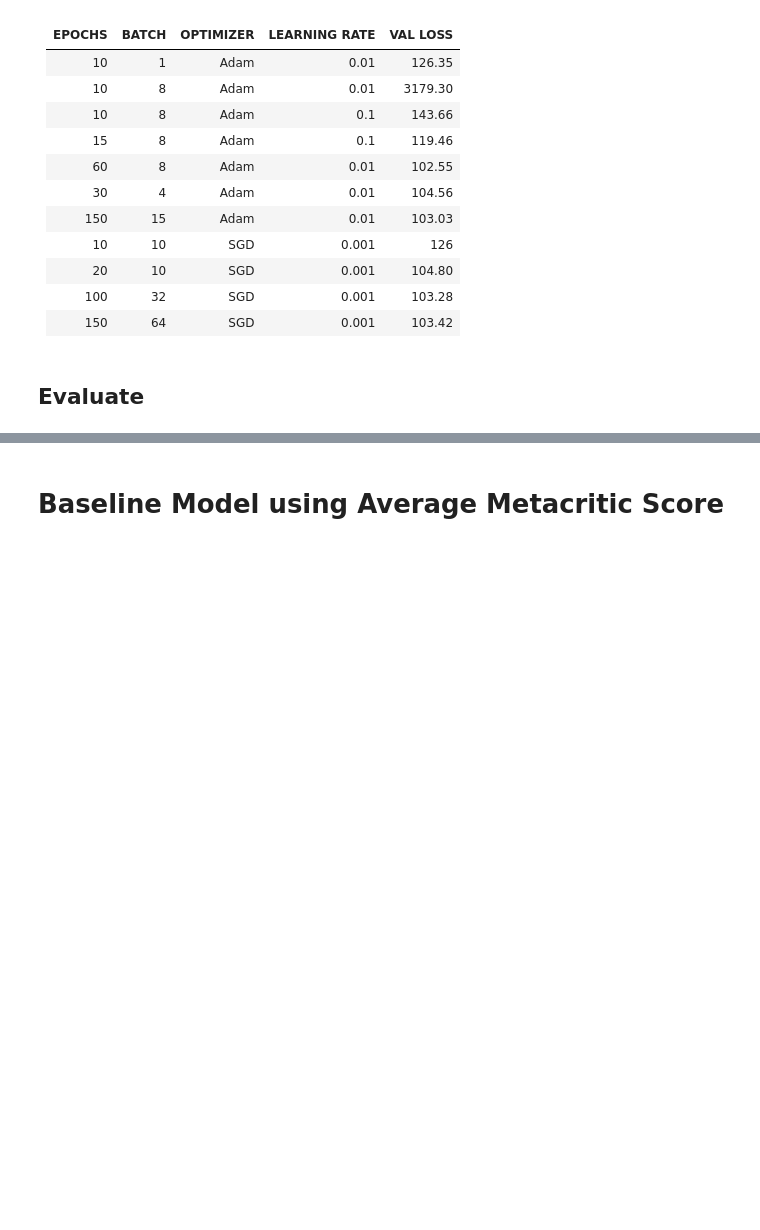
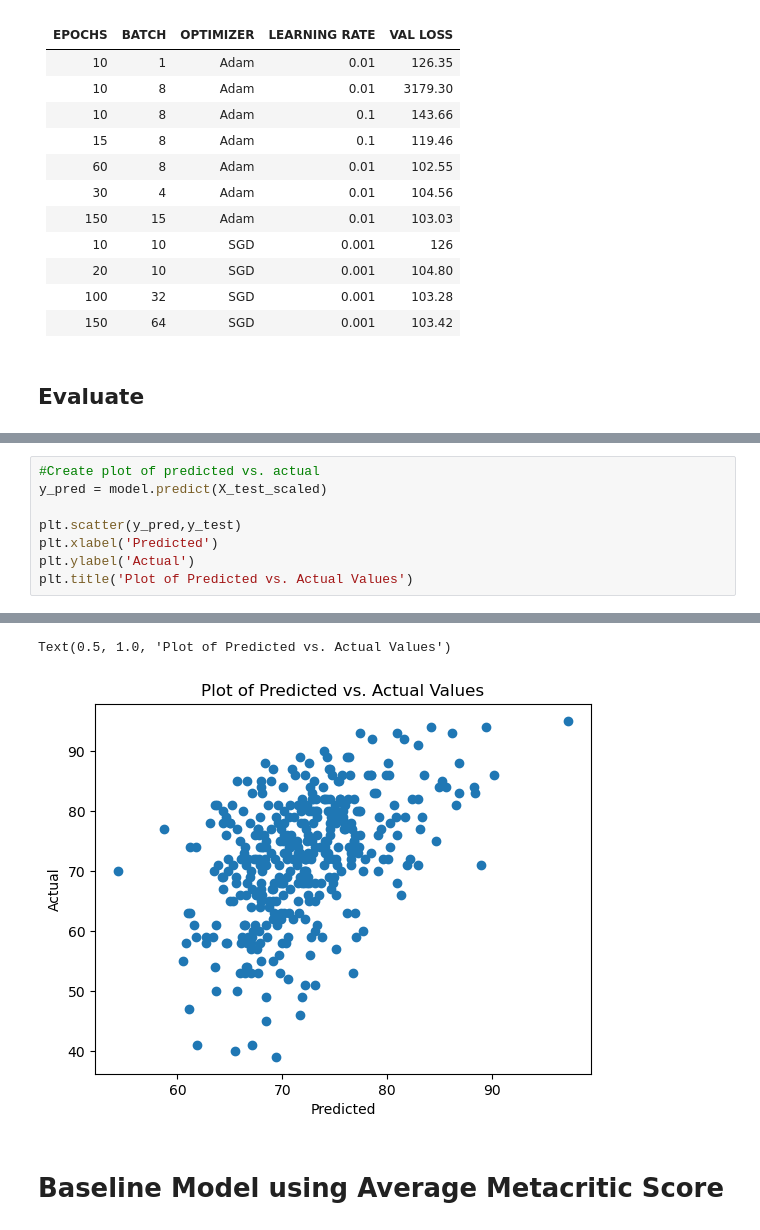
Before and after one commit to vrvenkatesh/W207-Final-Project, a Jupyter notebook: 1. Average Baseline + Linear Regression.ipynb, the cells around one changed output, grey strips where cells are left out. Saved outputs shown, nothing was run; the diff lists cells and outputs as text; blank space fills up the shorter version.

Commit message:
Pred vs Actual Plot

```diff
--- a/1. Average Baseline + Linear Regression.ipynb
+++ b/1. Average Baseline + Linear Regression.ipynb
@@ -1218,0 +1225,9 @@ MSE for test data:
+# %%
+#Create plot of predicted vs. actual
+y_pred = model.predict(X_test_scaled)
+
+plt.scatter(y_pred,y_test)
+plt.xlabel('Predicted')
+plt.ylabel('Actual')
+plt.title('Plot of Predicted vs. Actual Values')
+# %% [output]
@@ -1219,3 +1235,5 @@ MSE for test data:
+Text(0.5, 1.0, 'Plot of Predicted vs. Actual Values')
+[figure, added]
 # %% [markdown]
 # Baseline Model using Average Metacritic Score
 # %%
```
Also changed, not shown: parts of 13 cells of this notebook.
